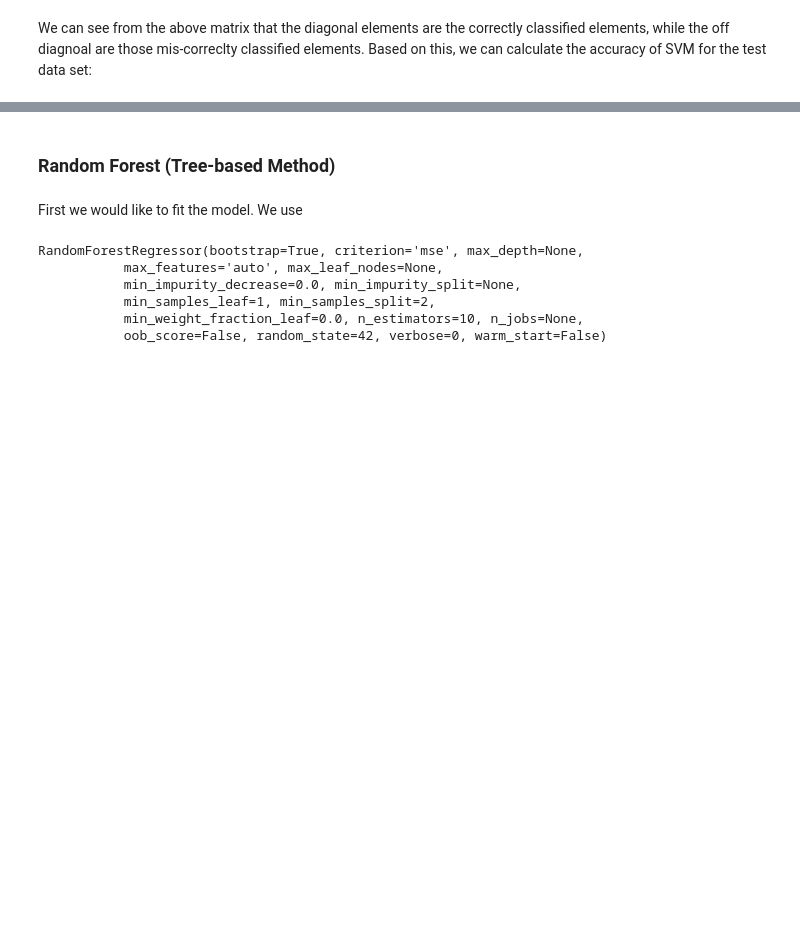
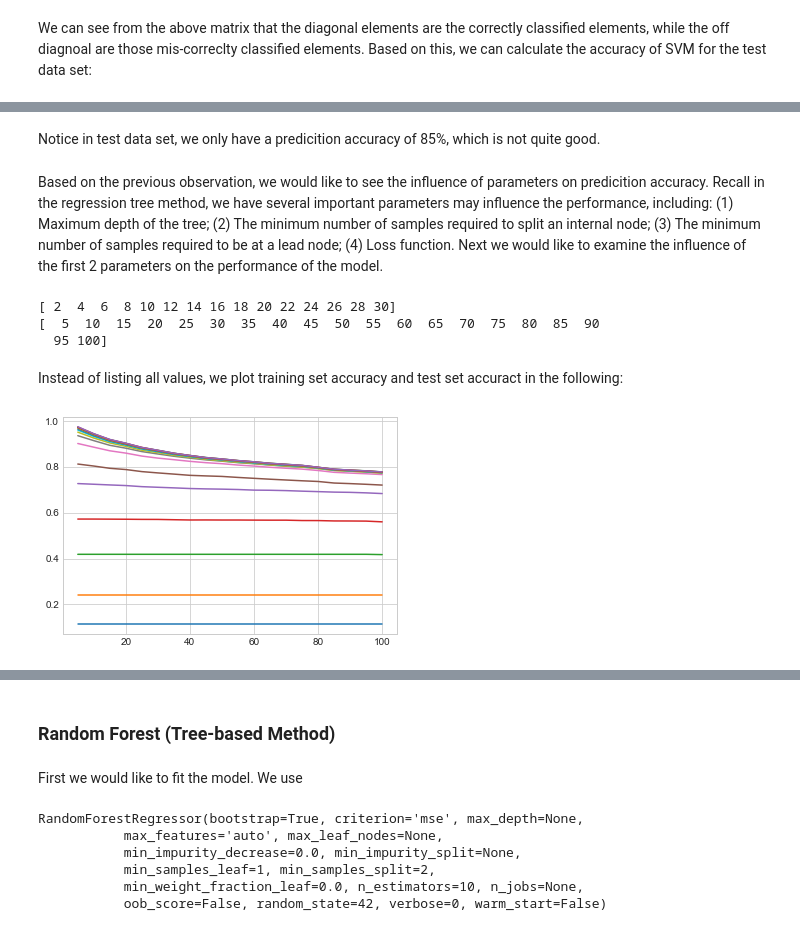
Before and after one commit to xingyanwang-david/PHS597, a Jupyter notebook: PHS597_HW01.ipynb, the cells around one changed output, grey strips where cells are left out. Drawn from its saved outputs; the diff is of its cells as text; code cells hidden in the pictures; blank space fills up the shorter version.

```diff
--- a/PHS597_HW01.ipynb
+++ b/PHS597_HW01.ipynb
@@ -212,0 +335,3 @@ np.trace(prediction)/np.sum(prediction)
+# %%
+regressor = DecisionTreeRegressor(random_state = 0)
+regressor.fit(train_images, train_labels)
@@ -212,0 +366,6 @@ np.trace(prediction)/np.sum(prediction)
+# %%
+test_prediction = regressor.predict(test_images)
+test_confusion = confusion_matrix(test_labels, test_prediction)
+print(test_confusion)
+
+np.trace(test_confusion)/np.sum(test_confusion)
@@ -212,0 +384,46 @@ np.trace(prediction)/np.sum(prediction)
+# %% [markdown]
+Notice in test data set, we only have a predicition accuracy of 85%, which is not quite good.
+# %% [markdown]
+Based on the previous observation, we would like to see the influence of parameters on predicition accuracy. Recall in the regression tree method, we have several important parameters may influence the performance, including: (1) Maximum depth of the tree; (2) The minimum number of samples required to split an internal node; (3) The minimum number of samples required to be at a lead node; (4) Loss function. Next we would like to examine the influence of the first 2 parameters on the performance of the model.
+# %%
+# define list of parameters of interest
+MAX_DEPTH = np.arange(2, 32 , 2)
+MIN_SPLIT = np.arange(5, 105, 5)
+
+print(MAX_DEPTH)
+print(MIN_SPLIT)
+
+train_accuracy = np.empty((len(MAX_DEPTH),len(MIN_SPLIT)))
+test_accuracy = np.empty((len(MAX_DEPTH),len(MIN_SPLIT)))
+# %% [output]
+[ 2  4  6  8 10 12 14 16 18 20 22 24 26 28 30]
+[  5  10  15  20  25  30  35  40  45  50  55  60  65  70  75  80  85  90
+  95 100]
+# %%
+for d1, d2 in enumerate(MAX_DEPTH):
+    for s1, s2 in enumerate(MIN_SPLIT):
+        regressor = DecisionTreeRegressor(random_state = 0, max_depth = MAX_DEPTH[d1],
+                                          min_samples_split = MIN_SPLIT[s1])
+        regressor.fit(train_images, train_labels)
+
+        train_prediction = np.rint(regressor.predict(train_images) )
+        train_confusion = confusion_matrix(train_labels, train_prediction)
+
+        train_accuracy[d1, s1] = np.trace(train_confusion)/np.sum(train_confusion)
+
+        test_prediction = np.rint(regressor.predict(test_images) )
+        test_confusion = confusion_matrix(test_labels, test_prediction)
+
+        test_accuracy[d1, s1] = np.trace(test_confusion)/np.sum(test_confusion)
+# %% [markdown]
+Instead of listing all values, we plot training set accuracy and test set accuract in the following:
+# %%
+plt.style.use('seaborn-whitegrid')
+fig = plt.figure()
+ax = plt.axes()
+for d1, d2 in enumerate(MAX_DEPTH):
+      ax.plot(MIN_SPLIT, train_accuracy[d1,])
+
+plt.show()
+# %% [output]
+[figure, added]
```
Also changed, not shown: parts of 93 cells of this notebook.
